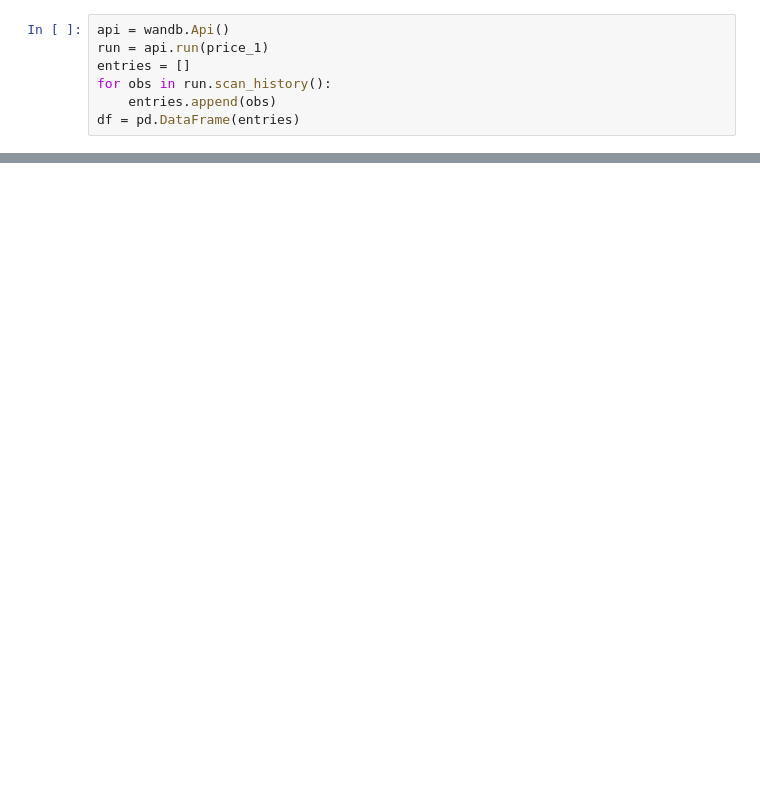
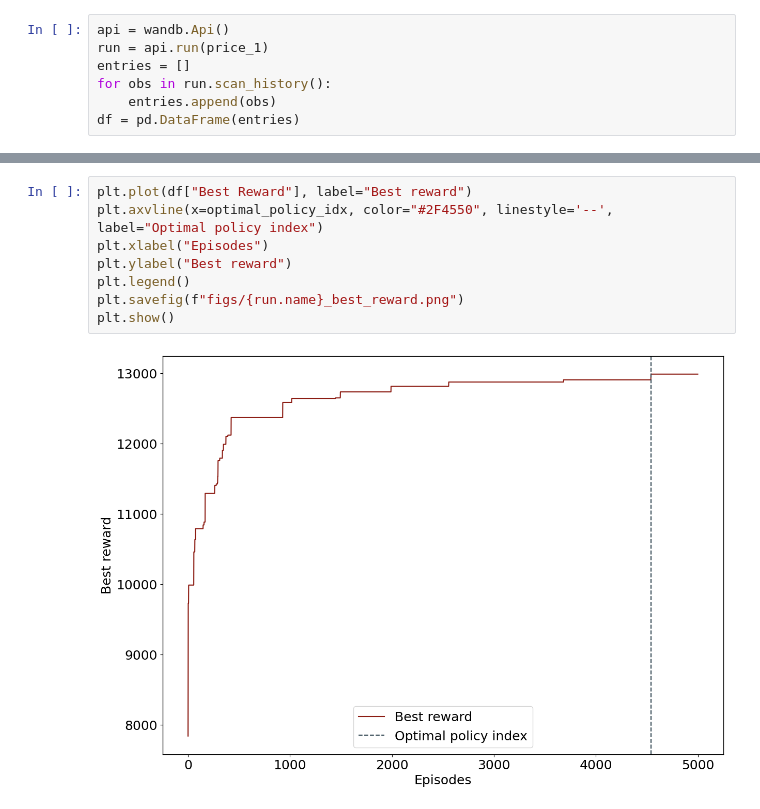
Before and after one commit to Jungar111/multi_agent_reinforcement_learning, a Jupyter notebook: notebooks/plots_for_thesis.ipynb, the cells around one changed output, grey strips where cells are left out. Saved outputs shown, nothing was run; the diff lists cells and outputs as text; blank space fills up the shorter version.

```diff
--- a/notebooks/plots_for_thesis.ipynb
+++ b/notebooks/plots_for_thesis.ipynb
@@ -75,0 +69,10 @@ plt.show()
+# %%
+plt.plot(df["Best Reward"], label="Best reward")
+plt.axvline(x=optimal_policy_idx, color="#2F4550", linestyle='--', label="Optimal policy index")
+plt.xlabel("Episodes")
+plt.ylabel("Best reward")
+plt.legend()
+plt.savefig(f"figs/{run.name}_best_reward.png")
+plt.show()
+# %% [output]
+[figure, added]
```
Also changed, not shown: parts of 7 cells of this notebook.
